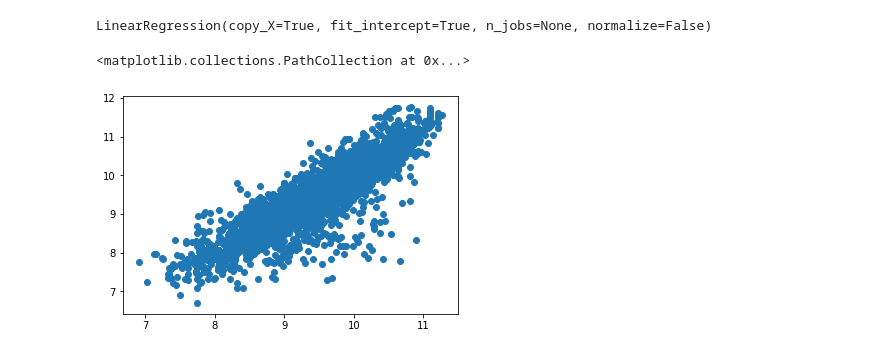
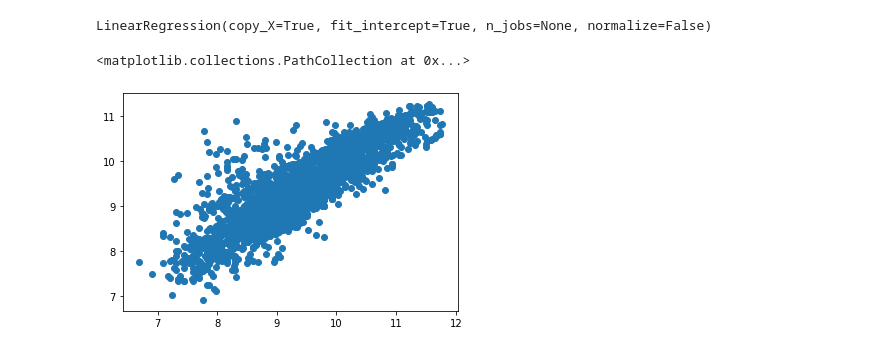
Before and after one commit to doumbiassa/portfolio2, a Jupyter notebook: re_exercise_udemy.ipynb, the cells around one changed output. Drawn from its saved outputs; the diff is of its cells as text; code cells hidden in the pictures.

```diff
--- a/re_exercise_udemy.ipynb
+++ b/re_exercise_udemy.ipynb
@@ -261,7 +259,7 @@ LinearRegression(copy_X=True, fit_intercept=True, n_jobs=None, normalize=False)
 # %%
 y_hat = reg.predict(X_train)
 # %%
-plt.scatter(y_hat, y_train)
+plt.scatter(y_train, y_hat)
 # %% [output]
 <matplotlib.collections.PathCollection at 0x...>
-[figure, old version]
+[figure, new version]
```
Also changed, not shown: parts of 21 cells of this notebook.
